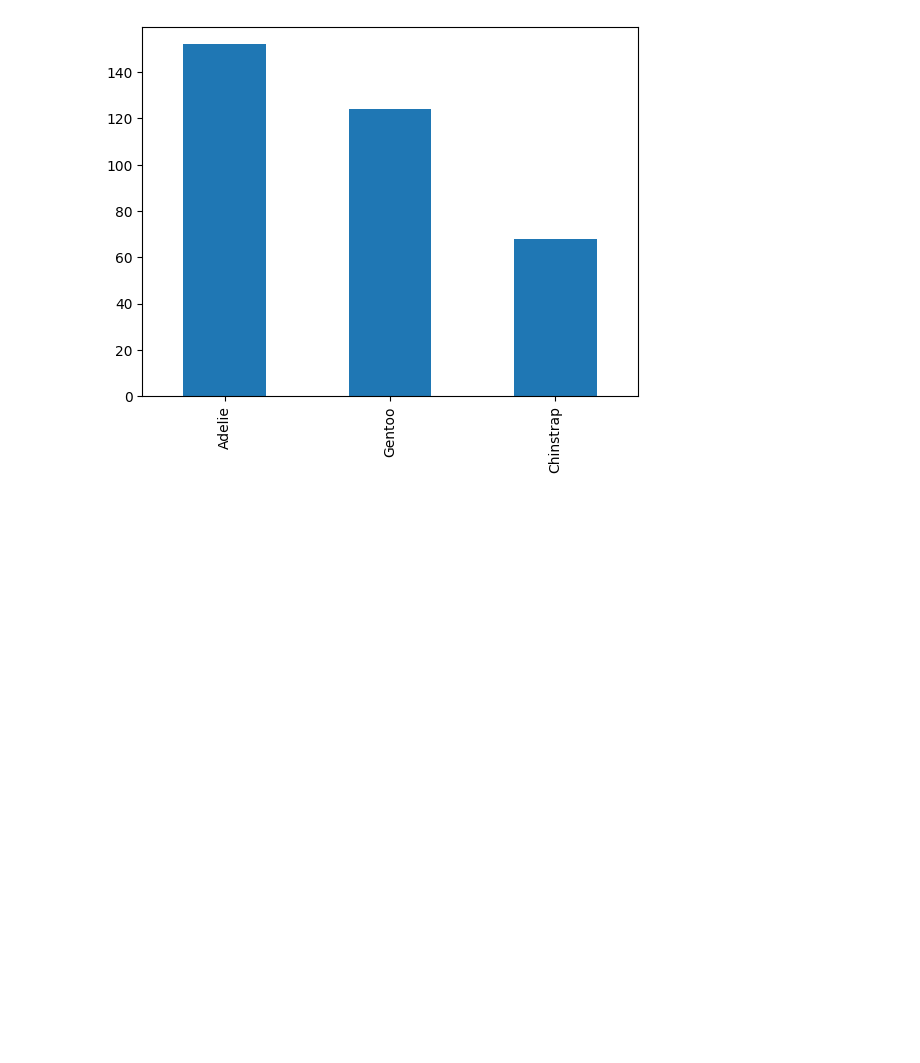
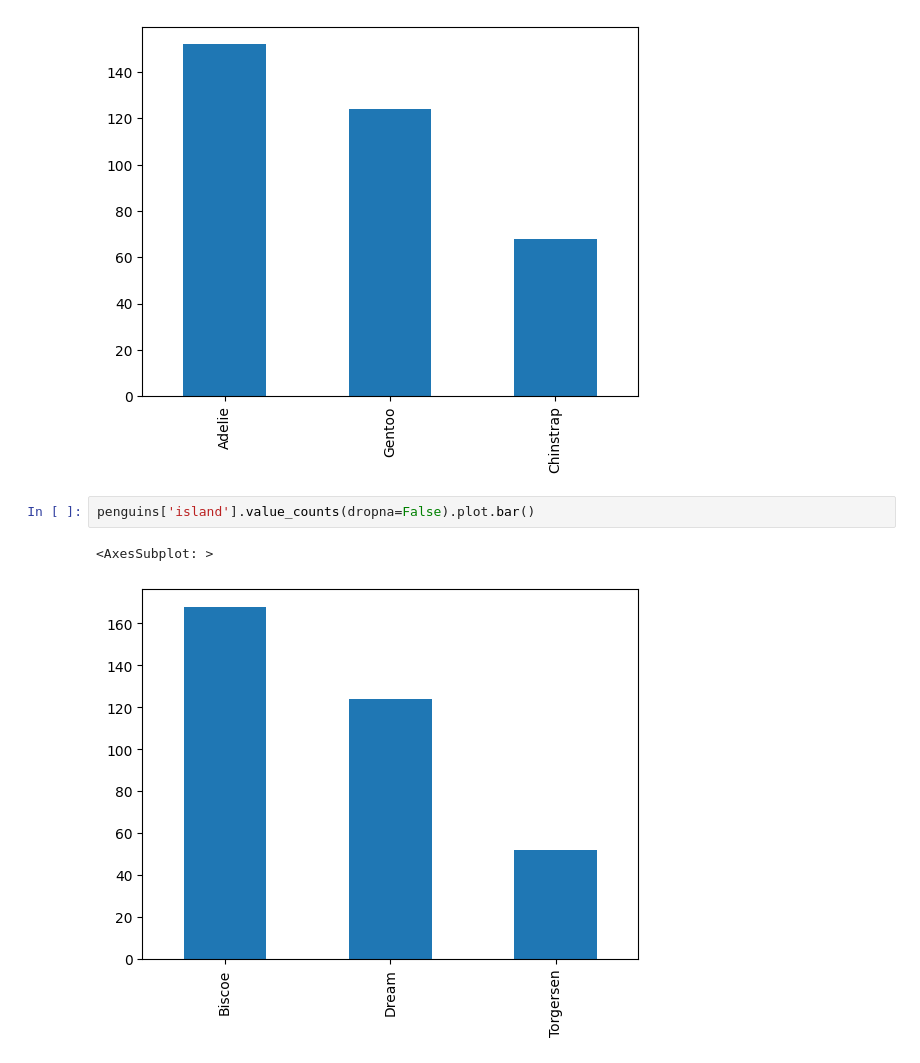
Before and after one commit to JensdeVlaming/data-science-portfolio, a Jupyter notebook: assignment3/assignment3.ipynb, the cells around one changed output. Drawn from its saved outputs; the diff is of its cells as text; blank space fills up the shorter version.

```diff
--- a/assignment3/assignment3.ipynb
+++ b/assignment3/assignment3.ipynb
@@ -20,3 +20,8 @@ penguins['species'].value_counts(dropna=False).plot.bar()
 # %% [output]
 <AxesSubplot: >
 [figure]
+# %%
+penguins['island'].value_counts(dropna=False).plot.bar()
+# %% [output]
+<AxesSubplot: >
+[figure, added]
```
Also changed, not shown: parts of 1 cell of this notebook.
